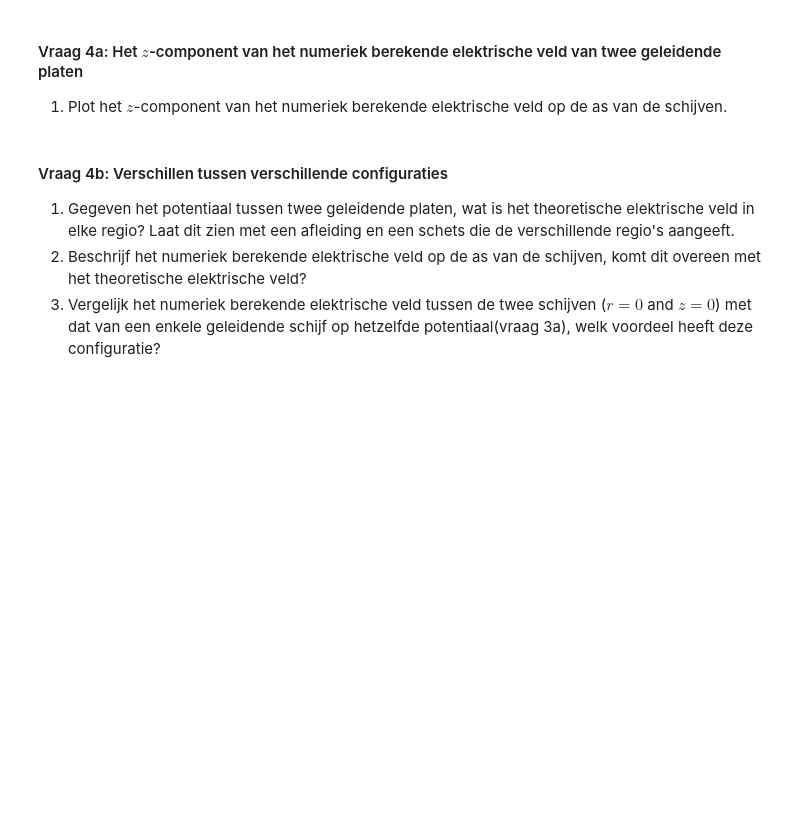
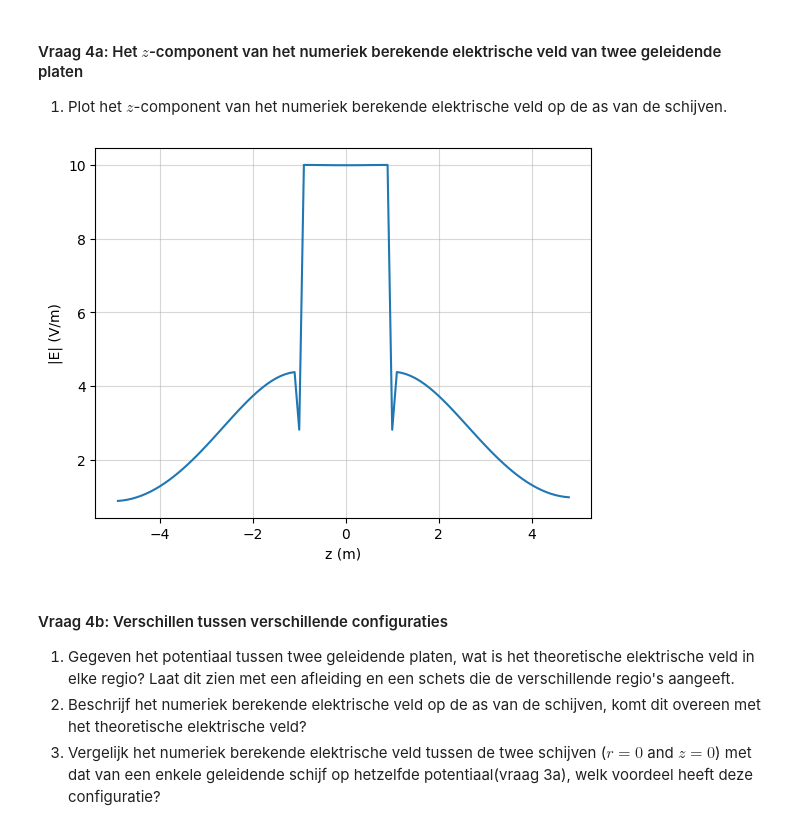
Before and after one commit to emmajuledrent/opdrachten-DEF-D, a Jupyter notebook: DigitaleOntwerpopdrachten/1CondensatorOpdracht/CondensatorOntwerpopdracht.ipynb, the cells around one changed output. Saved outputs shown, nothing was run; the diff lists cells and outputs as text; code cells hidden in the pictures; blank space fills up the shorter version.

```diff
--- a/DigitaleOntwerpopdrachten/1CondensatorOpdracht/CondensatorOntwerpopdracht.ipynb
+++ b/DigitaleOntwerpopdrachten/1CondensatorOpdracht/CondensatorOntwerpopdracht.ipynb
@@ -482,9 +482,24 @@ plot_results_disk(Ez, Er, normE, V, r, z, grid_step, disk_radius, z_pos_disk1, z
 
 1. Plot het $z$-component van het numeriek berekende elektrische veld op de as van de schijven.
 # %%
-###
-###your code here###
-###
+r_mid = 0.5*(r[:-1] + r[1:])
+i_axis = np.argmin(np.abs(r_mid)) #index voor de waarde dichtst bij r=0
+Ez_r0 = Ez[:, i_axis]
+Eabs = np.sqrt(Ez**2 + Er**2)
+
+plt.plot(z_for_E, E_r0)
+plt.xlabel("z (m)")
+plt.ylabel("|E| (V/m)")
+plt.grid(alpha=0.5)
+plt.show()
+
+k0 = np.argmin(np.abs(z_for_E))+1
+
+z0 = z_for_E[k0]
+r0 = r_mid[i_axis]
+E0 = E_r0[k0]
+# %% [output]
+[figure, added]
 # %% [markdown]
 #### Vraag 4b: Verschillen tussen verschillende configuraties
 
```
Also changed, not shown: parts of 6 cells of this notebook, 1 other file.
